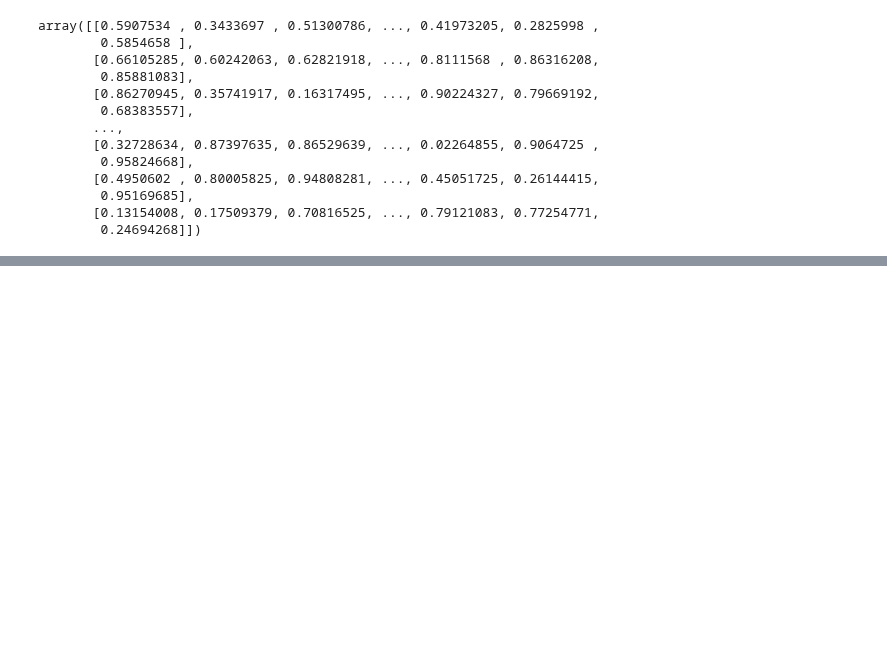
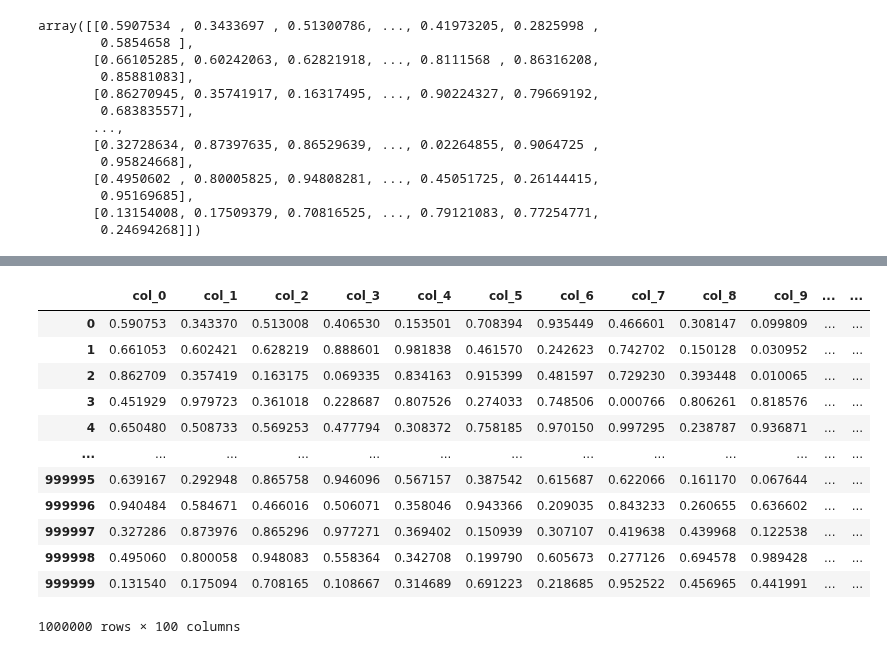
Before and after one commit to lsst-uk/csd3-echo-somerville, a Jupyter notebook: scripts/dask_parquet.ipynb, the cells around one changed output, grey strips where cells are left out. Saved outputs shown, nothing was run; the diff lists cells and outputs as text; code cells hidden in the pictures; blank space fills up the shorter version.

```diff
--- a/scripts/dask_parquet.ipynb
+++ b/scripts/dask_parquet.ipynb
@@ -45,0 +46,2 @@ ValueError: parquet doesn't support non-string column names
+# %%
+ddf = dd.read_parquet(os.path.expanduser('~') + '/data.parquet')
@@ -45,0 +64,16 @@ ValueError: parquet doesn't support non-string column names
+# %%
+ddf.compute()
+# %% [output]
+|  | col_0 | col_1 | col_2 | col_3 | col_4 | col_5 | col_6 | col_7 | col_8 | col_9 | ... | ... |
+| 0 | 0.590753 | 0.343370 | 0.513008 | 0.406530 | 0.153501 | 0.708394 | 0.935449 | 0.466601 | 0.308147 | 0.099809 | ... | ... |
+| 1 | 0.661053 | 0.602421 | 0.628219 | 0.888601 | 0.981838 | 0.461570 | 0.242623 | 0.742702 | 0.150128 | 0.030952 | ... | ... |
+| 2 | 0.862709 | 0.357419 | 0.163175 | 0.069335 | 0.834163 | 0.915399 | 0.481597 | 0.729230 | 0.393448 | 0.010065 | ... | ... |
+| 3 | 0.451929 | 0.979723 | 0.361018 | 0.228687 | 0.807526 | 0.274033 | 0.748506 | 0.000766 | 0.806261 | 0.818576 | ... | ... |
+| 4 | 0.650480 | 0.508733 | 0.569253 | 0.477794 | 0.308372 | 0.758185 | 0.970150 | 0.997295 | 0.238787 | 0.936871 | ... | ... |
+| ... | ... | ... | ... | ... | ... | ... | ... | ... | ... | ... | ... | ... |
+| 999995 | 0.639167 | 0.292948 | 0.865758 | 0.946096 | 0.567157 | 0.387542 | 0.615687 | 0.622066 | 0.161170 | 0.067644 | ... | ... |
+| 999996 | 0.940484 | 0.584671 | 0.466016 | 0.506071 | 0.358046 | 0.943366 | 0.209035 | 0.843233 | 0.260655 | 0.636602 | ... | ... |
+| 999997 | 0.327286 | 0.873976 | 0.865296 | 0.977271 | 0.369402 | 0.150939 | 0.307107 | 0.419638 | 0.439968 | 0.122538 | ... | ... |
+| 999998 | 0.495060 | 0.800058 | 0.948083 | 0.558364 | 0.342708 | 0.199790 | 0.605673 | 0.277126 | 0.694578 | 0.989428 | ... | ... |
+| 999999 | 0.131540 | 0.175094 | 0.708165 | 0.108667 | 0.314689 | 0.691223 | 0.218685 | 0.952522 | 0.456965 | 0.441991 | ... | ... |
+1000000 rows × 100 columns
```
Also changed, not shown: parts of 5 cells of this notebook, 1 other file.
